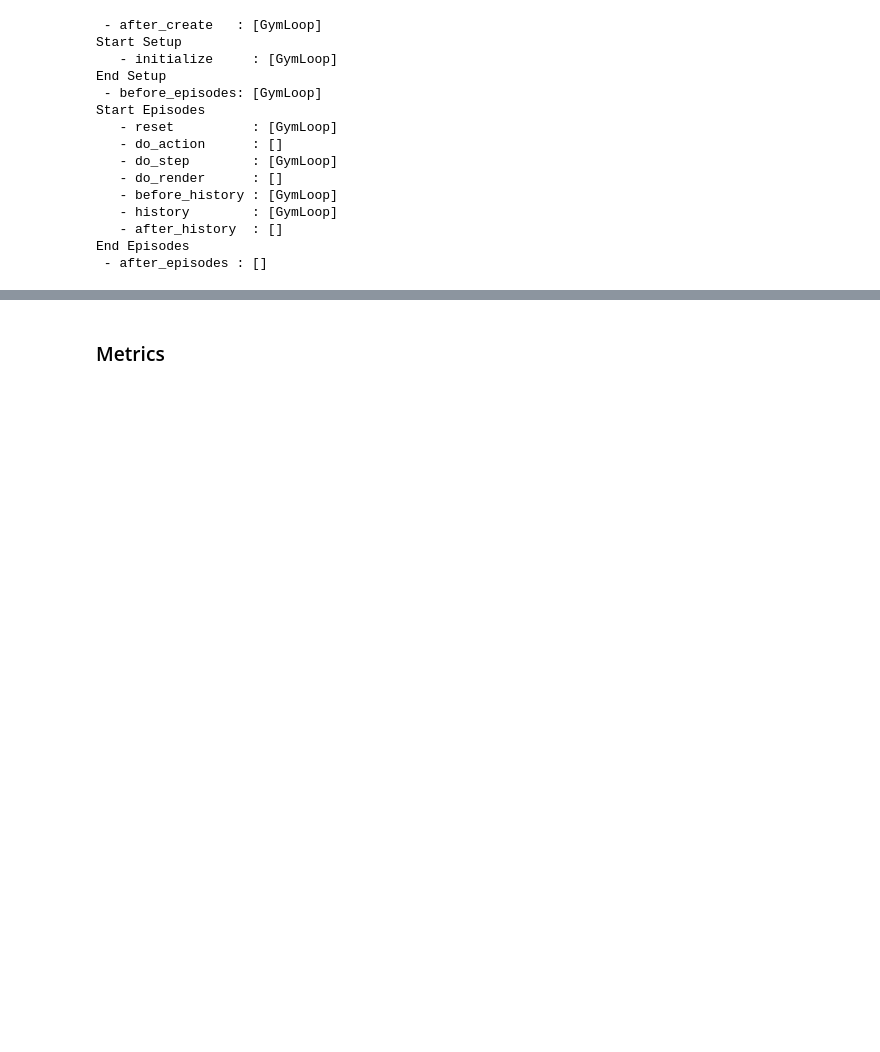
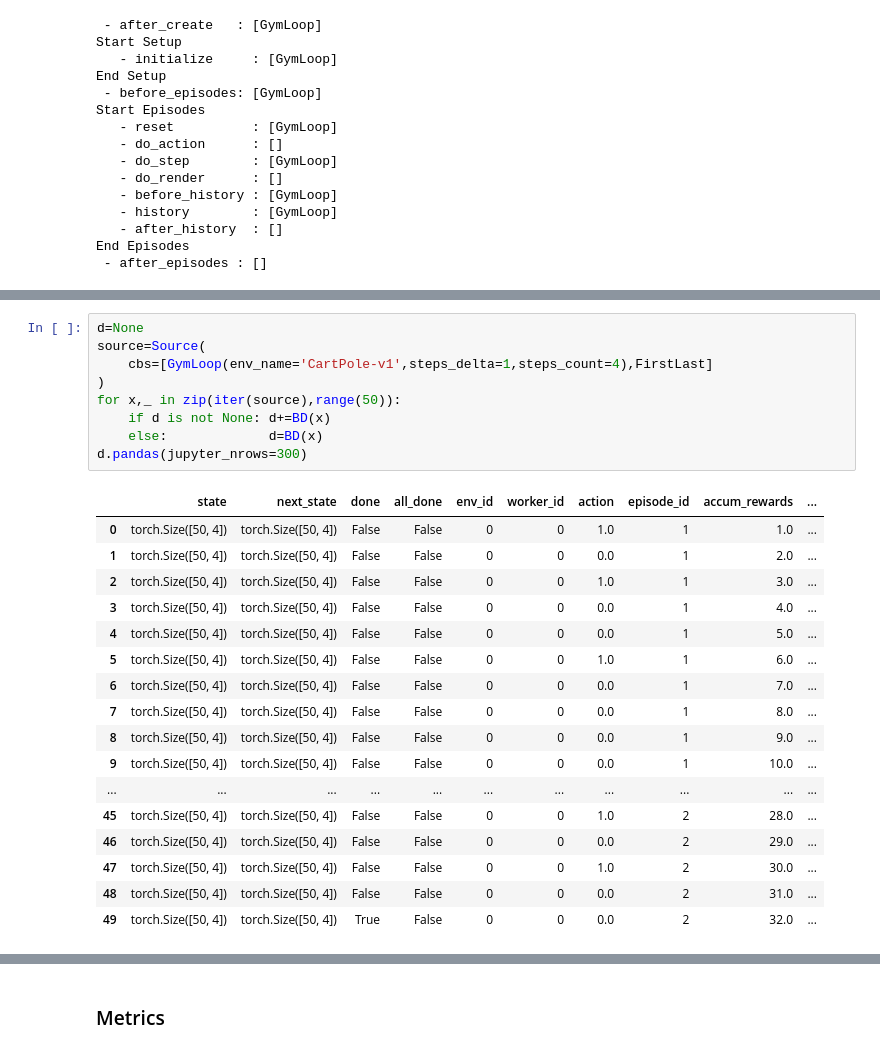
Before and after one commit to josiahls/fastrl, a Jupyter notebook: nbs/05c_data.gym.ipynb, the cells around one changed output, grey strips where cells are left out. Saved outputs shown, nothing was run; the diff lists cells and outputs as text; blank space fills up the shorter version.

```diff
--- a/nbs/05c_data.gym.ipynb
+++ b/nbs/05c_data.gym.ipynb
@@ -385,3 +416,30 @@ End Episodes
+# %%
+d=None
+source=Source(
+    cbs=[GymLoop(env_name='CartPole-v1',steps_delta=1,steps_count=4),FirstLast]
+)
+for x,_ in zip(iter(source),range(50)):
+    if d is not None: d+=BD(x)
+    else:             d=BD(x)
+d.pandas(jupyter_nrows=300)
+# %% [output]
+|  | state | next_state | done | all_done | env_id | worker_id | action | episode_id | accum_rewards | ... |
+| 0 | torch.Size([50, 4]) | torch.Size([50, 4]) | False | False | 0 | 0 | 1.0 | 1 | 1.0 | ... |
+| 1 | torch.Size([50, 4]) | torch.Size([50, 4]) | False | False | 0 | 0 | 0.0 | 1 | 2.0 | ... |
+| 2 | torch.Size([50, 4]) | torch.Size([50, 4]) | False | False | 0 | 0 | 1.0 | 1 | 3.0 | ... |
+| 3 | torch.Size([50, 4]) | torch.Size([50, 4]) | False | False | 0 | 0 | 0.0 | 1 | 4.0 | ... |
+| 4 | torch.Size([50, 4]) | torch.Size([50, 4]) | False | False | 0 | 0 | 0.0 | 1 | 5.0 | ... |
+| 5 | torch.Size([50, 4]) | torch.Size([50, 4]) | False | False | 0 | 0 | 1.0 | 1 | 6.0 | ... |
+| 6 | torch.Size([50, 4]) | torch.Size([50, 4]) | False | False | 0 | 0 | 0.0 | 1 | 7.0 | ... |
+| 7 | torch.Size([50, 4]) | torch.Size([50, 4]) | False | False | 0 | 0 | 0.0 | 1 | 8.0 | ... |
+| 8 | torch.Size([50, 4]) | torch.Size([50, 4]) | False | False | 0 | 0 | 0.0 | 1 | 9.0 | ... |
+| 9 | torch.Size([50, 4]) | torch.Size([50, 4]) | False | False | 0 | 0 | 0.0 | 1 | 10.0 | ... |
+| ... | ... | ... | ... | ... | ... | ... | ... | ... | ... | ... |
+| 45 | torch.Size([50, 4]) | torch.Size([50, 4]) | False | False | 0 | 0 | 1.0 | 2 | 28.0 | ... |
+| 46 | torch.Size([50, 4]) | torch.Size([50, 4]) | False | False | 0 | 0 | 0.0 | 2 | 29.0 | ... |
+| 47 | torch.Size([50, 4]) | torch.Size([50, 4]) | False | False | 0 | 0 | 1.0 | 2 | 30.0 | ... |
+| 48 | torch.Size([50, 4]) | torch.Size([50, 4]) | False | False | 0 | 0 | 0.0 | 2 | 31.0 | ... |
+| 49 | torch.Size([50, 4]) | torch.Size([50, 4]) | True | False | 0 | 0 | 0.0 | 2 | 32.0 | ... |
 # %%
 d=None
 source=Source(
```
Also changed, not shown: parts of 9 cells of this notebook, 10 other files.
